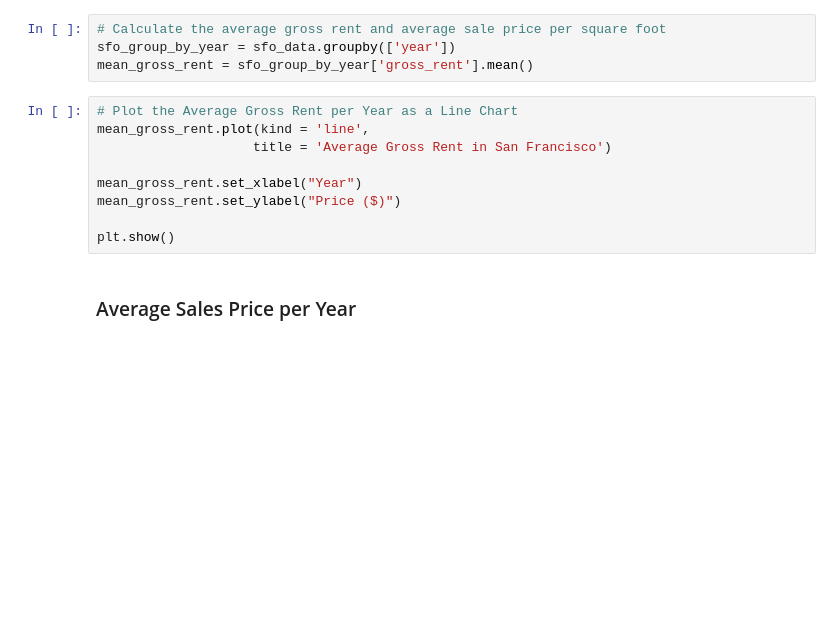
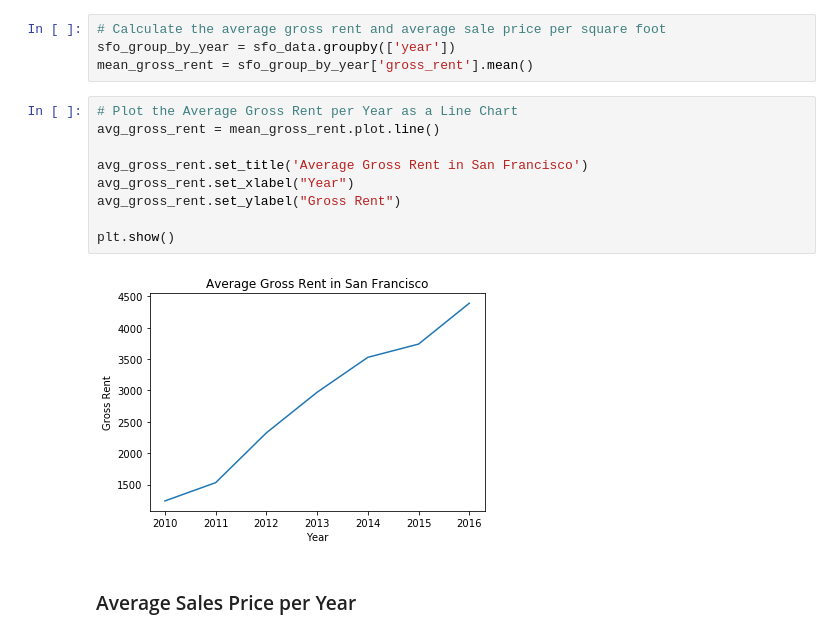
Before and after one commit to kenlindgren93/Homework_Pythonic_Monopoly, a Jupyter notebook: Starter_Code/rental_analysis.ipynb, the cells around one changed output. Cells and saved outputs as stored; diff of their text form; blank space fills up the shorter version.

```diff
--- a/Starter_Code/rental_analysis.ipynb
+++ b/Starter_Code/rental_analysis.ipynb
@@ -75,13 +101,15 @@ sfo_group_by_year = sfo_data.groupby(['year'])
 mean_gross_rent = sfo_group_by_year['gross_rent'].mean()
 # %%
 # Plot the Average Gross Rent per Year as a Line Chart
-mean_gross_rent.plot(kind = 'line',
-                    title = 'Average Gross Rent in San Francisco')
+avg_gross_rent = mean_gross_rent.plot.line()
 
-mean_gross_rent.set_xlabel("Year")
-mean_gross_rent.set_ylabel("Price ($)")
+avg_gross_rent.set_title('Average Gross Rent in San Francisco')
+avg_gross_rent.set_xlabel("Year")
+avg_gross_rent.set_ylabel("Gross Rent")
 
 plt.show()
+# %% [output]
+[figure, added]
 # %% [markdown]
 ### Average Sales Price per Year
 # %%
```
Also changed, not shown: parts of 17 cells of this notebook.
